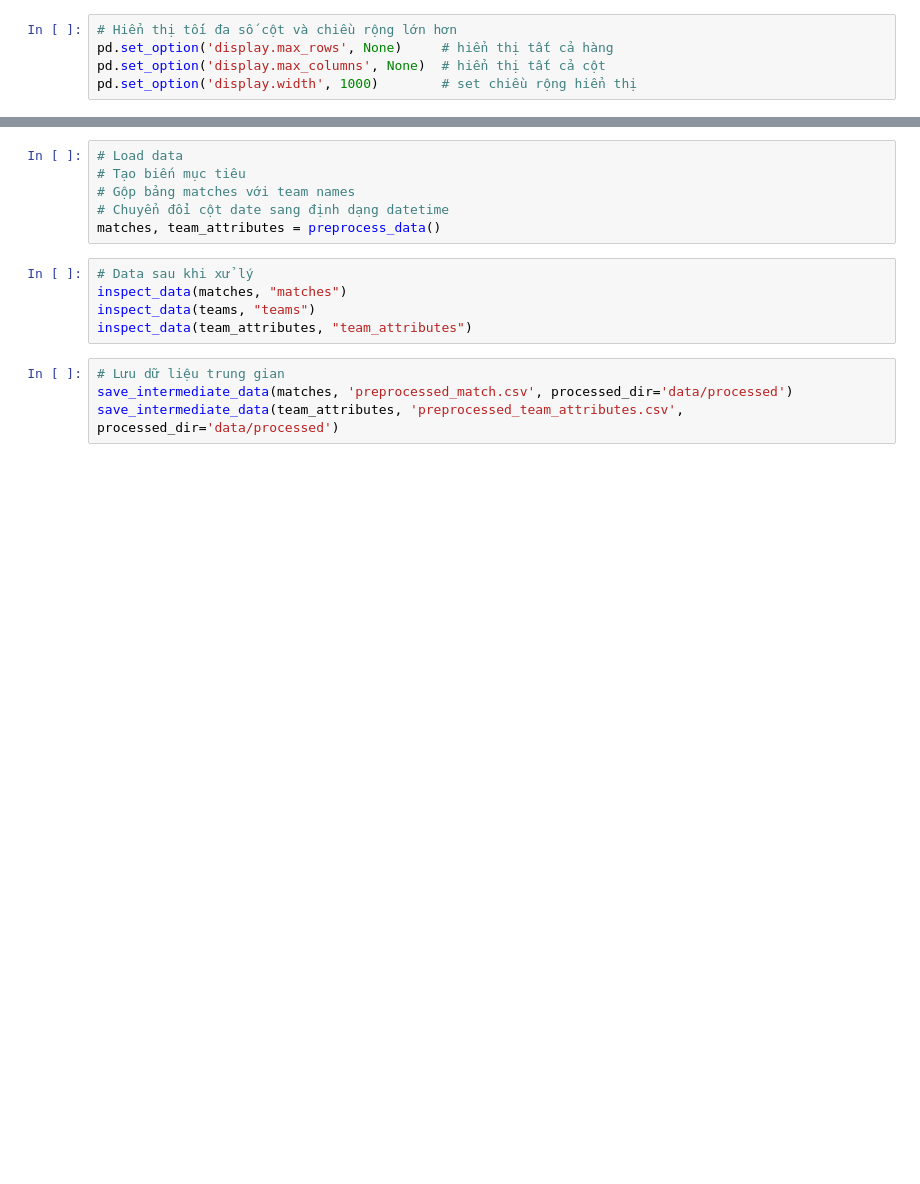
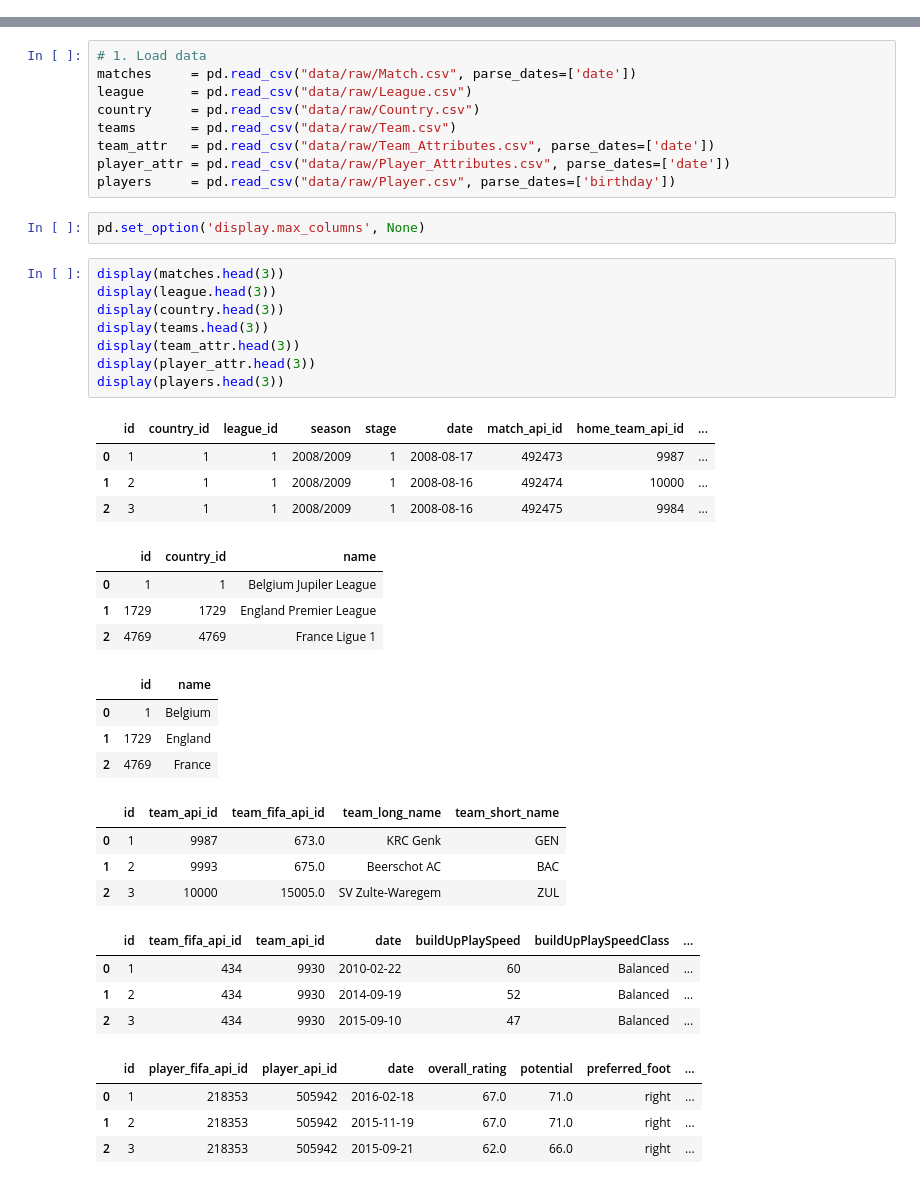
Before and after one commit to minh-quang-pham-le/football-match-prediction-ml, a Jupyter notebook: notebooks/01_Load_and_Preprocess.ipynb, the cells around one changed output, grey strips where cells are left out. Drawn from its saved outputs; the diff is of its cells as text; blank space fills up the shorter version.

Commit message:
Update data_preprocessing and feature_engineering

```diff
--- a/notebooks/01_Load_and_Preprocess.ipynb
+++ b/notebooks/01_Load_and_Preprocess.ipynb
@@ -34,5 +26,0 @@ from src.utils.utils import inspect_data, save_intermediate_data, check_missing_
-# %%
-# Hiển thị tối đa số cột và chiều rộng lớn hơn
-pd.set_option('display.max_rows', None)     # hiển thị tất cả hàng
-pd.set_option('display.max_columns', None)  # hiển thị tất cả cột
-pd.set_option('display.width', 1000)        # set chiều rộng hiển thị
@@ -54,15 +27,44 @@ inspect_data(team_attributes, "team_attributes")
-# %%
-# Load data
-# Tạo biến mục tiêu
-# Gộp bảng matches với team names
-# Chuyển đổi cột date sang định dạng datetime
-matches, team_attributes = preprocess_data()
-# %%
-# Data sau khi xử lý
-inspect_data(matches, "matches")
-inspect_data(teams, "teams")
-inspect_data(team_attributes, "team_attributes")
-# %%
-# Lưu dữ liệu trung gian
-save_intermediate_data(matches, 'preprocessed_match.csv', processed_dir='data/processed')
-save_intermediate_data(team_attributes, 'preprocessed_team_attributes.csv', processed_dir='data/processed')
+# %%
+# 1. Load data
+matches     = pd.read_csv("data/raw/Match.csv", parse_dates=['date'])
+league      = pd.read_csv("data/raw/League.csv")
+country     = pd.read_csv("data/raw/Country.csv")
+teams       = pd.read_csv("data/raw/Team.csv")
+team_attr   = pd.read_csv("data/raw/Team_Attributes.csv", parse_dates=['date'])
+player_attr = pd.read_csv("data/raw/Player_Attributes.csv", parse_dates=['date'])
+players     = pd.read_csv("data/raw/Player.csv", parse_dates=['birthday'])
+# %%
+pd.set_option('display.max_columns', None)
+# %%
+display(matches.head(3))
+display(league.head(3))
+display(country.head(3))
+display(teams.head(3))
+display(team_attr.head(3))
+display(player_attr.head(3))
+display(players.head(3))
+# %% [output]
+|  | id | country_id | league_id | season | stage | date | match_api_id | home_team_api_id | ... |
+| 0 | 1 | 1 | 1 | 2008/2009 | 1 | 2008-08-17 | 492473 | 9987 | ... |
+| 1 | 2 | 1 | 1 | 2008/2009 | 1 | 2008-08-16 | 492474 | 10000 | ... |
+| 2 | 3 | 1 | 1 | 2008/2009 | 1 | 2008-08-16 | 492475 | 9984 | ... |
+|  | id | country_id | name |
+| 0 | 1 | 1 | Belgium Jupiler League |
+| 1 | 1729 | 1729 | England Premier League |
+| 2 | 4769 | 4769 | France Ligue 1 |
+|  | id | name |
+| 0 | 1 | Belgium |
+| 1 | 1729 | England |
+| 2 | 4769 | France |
+|  | id | team_api_id | team_fifa_api_id | team_long_name | team_short_name |
+| 0 | 1 | 9987 | 673.0 | KRC Genk | GEN |
+| 1 | 2 | 9993 | 675.0 | Beerschot AC | BAC |
+| 2 | 3 | 10000 | 15005.0 | SV Zulte-Waregem | ZUL |
+|  | id | team_fifa_api_id | team_api_id | date | buildUpPlaySpeed | buildUpPlaySpeedClass | ... |
+| 0 | 1 | 434 | 9930 | 2010-02-22 | 60 | Balanced | ... |
+| 1 | 2 | 434 | 9930 | 2014-09-19 | 52 | Balanced | ... |
+| 2 | 3 | 434 | 9930 | 2015-09-10 | 47 | Balanced | ... |
+|  | id | player_fifa_api_id | player_api_id | date | overall_rating | potential | preferred_foot | ... |
+| 0 | 1 | 218353 | 505942 | 2016-02-18 | 67.0 | 71.0 | right | ... |
+| 1 | 2 | 218353 | 505942 | 2015-11-19 | 67.0 | 71.0 | right | ... |
+| 2 | 3 | 218353 | 505942 | 2015-09-21 | 62.0 | 66.0 | right | ... |
```
Also changed, not shown: parts of 14 cells of this notebook, 7 other files.
